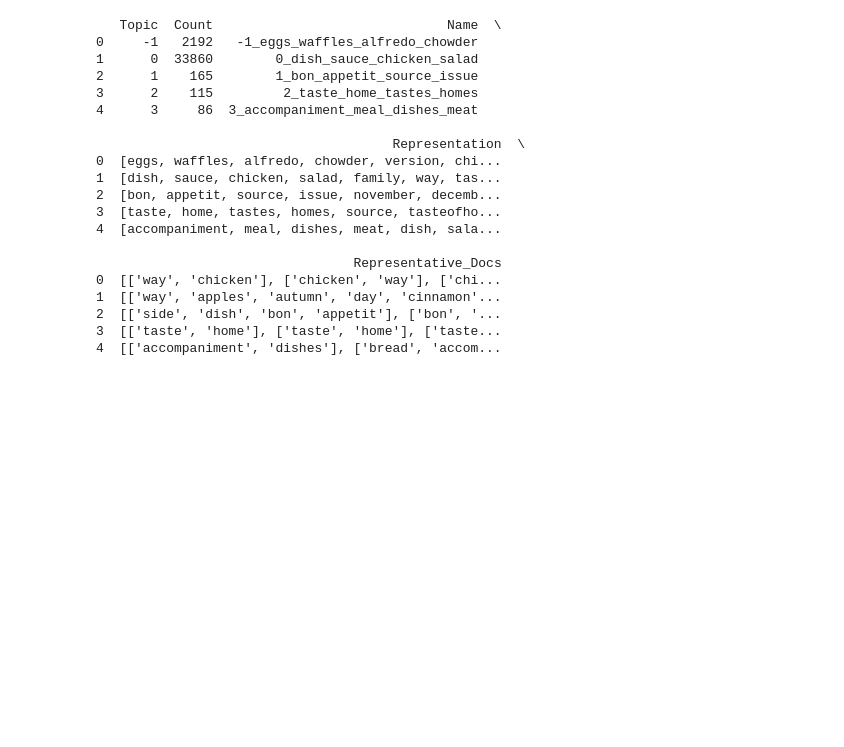
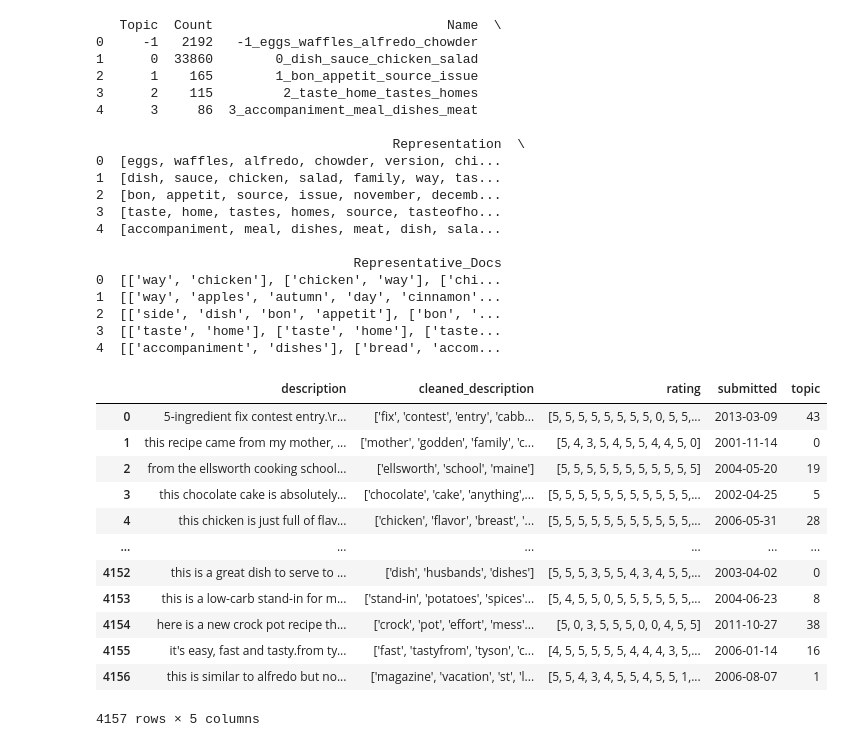
Before and after one commit to amaldre/projet_Kit_Big_Data, a Jupyter notebook: data_processing/Test_de_clustering_BERTopic.ipynb, the cells around one changed output. Cells and saved outputs as stored; diff of their text form; code cells hidden in the pictures; blank space fills up the shorter version.

```diff
--- a/data_processing/Test_de_clustering_BERTopic.ipynb
+++ b/data_processing/Test_de_clustering_BERTopic.ipynb
@@ -539,0 +545,18 @@ To disable this warning, you can either:
+# %%
+df = pd.read_csv("../data/processed_data.csv")
+import ast
+
+df['rating'] = df['rating'].apply(lambda x: ast.literal_eval(x))
+
+df['n_comments'] = df['rating'].apply(lambda x: len(x))
+
+#filter pour garder que les recettes qui ont plus de 10 commentaires
+df = df[df['n_comments'] > 10]
+
+df_cluster= pd.DataFrame()
+#passer les descriptions dans Bertopic
+df_cluster = df[['description','cleaned_description', 'rating', 'submitted']].sample(n=10000)
+documents = df_cluster['cleaned_description'].to_list()
+topics, probs = model_topic_bert.transform(documents)
+df_cluster['cleaned_description'] = documents
+df_cluster['topic'] = topics
@@ -539,0 +567,16 @@ To disable this warning, you can either:
+# %%
+df_cluster
+# %% [output]
+|  | description | cleaned_description | rating | submitted | topic |
+| 0 | 5-ingredient fix contest entry.\r... | ['fix', 'contest', 'entry', 'cabb... | [5, 5, 5, 5, 5, 5, 5, 5, 0, 5, 5,... | 2013-03-09 | 43 |
+| 1 | this recipe came from my mother, ... | ['mother', 'godden', 'family', 'c... | [5, 4, 3, 5, 4, 5, 5, 4, 4, 5, 0] | 2001-11-14 | 0 |
+| 2 | from the ellsworth cooking school... | ['ellsworth', 'school', 'maine'] | [5, 5, 5, 5, 5, 5, 5, 5, 5, 5, 5] | 2004-05-20 | 19 |
+| 3 | this chocolate cake is absolutely... | ['chocolate', 'cake', 'anything',... | [5, 5, 5, 5, 5, 5, 5, 5, 5, 5, 5,... | 2002-04-25 | 5 |
+| 4 | this chicken is just full of flav... | ['chicken', 'flavor', 'breast', '... | [5, 5, 5, 5, 5, 5, 5, 5, 5, 5, 5,... | 2006-05-31 | 28 |
+| ... | ... | ... | ... | ... | ... |
+| 4152 | this is a great dish to serve to ... | ['dish', 'husbands', 'dishes'] | [5, 5, 5, 3, 5, 5, 4, 3, 4, 5, 5,... | 2003-04-02 | 0 |
+| 4153 | this is a low-carb stand-in for m... | ['stand-in', 'potatoes', 'spices'... | [5, 4, 5, 5, 0, 5, 5, 5, 5, 5, 5,... | 2004-06-23 | 8 |
+| 4154 | here is a new crock pot recipe th... | ['crock', 'pot', 'effort', 'mess'... | [5, 0, 3, 5, 5, 5, 0, 0, 4, 5, 5] | 2011-10-27 | 38 |
+| 4155 | it's easy, fast and tasty.from ty... | ['fast', 'tastyfrom', 'tyson', 'c... | [4, 5, 5, 5, 5, 5, 4, 4, 4, 3, 5,... | 2006-01-14 | 16 |
+| 4156 | this is similar to alfredo but no... | ['magazine', 'vacation', 'st', 'l... | [5, 5, 4, 3, 4, 5, 5, 4, 5, 5, 1,... | 2006-08-07 | 1 |
+4157 rows × 5 columns
```
Also changed, not shown: parts of 22 cells of this notebook, 4 other files.
